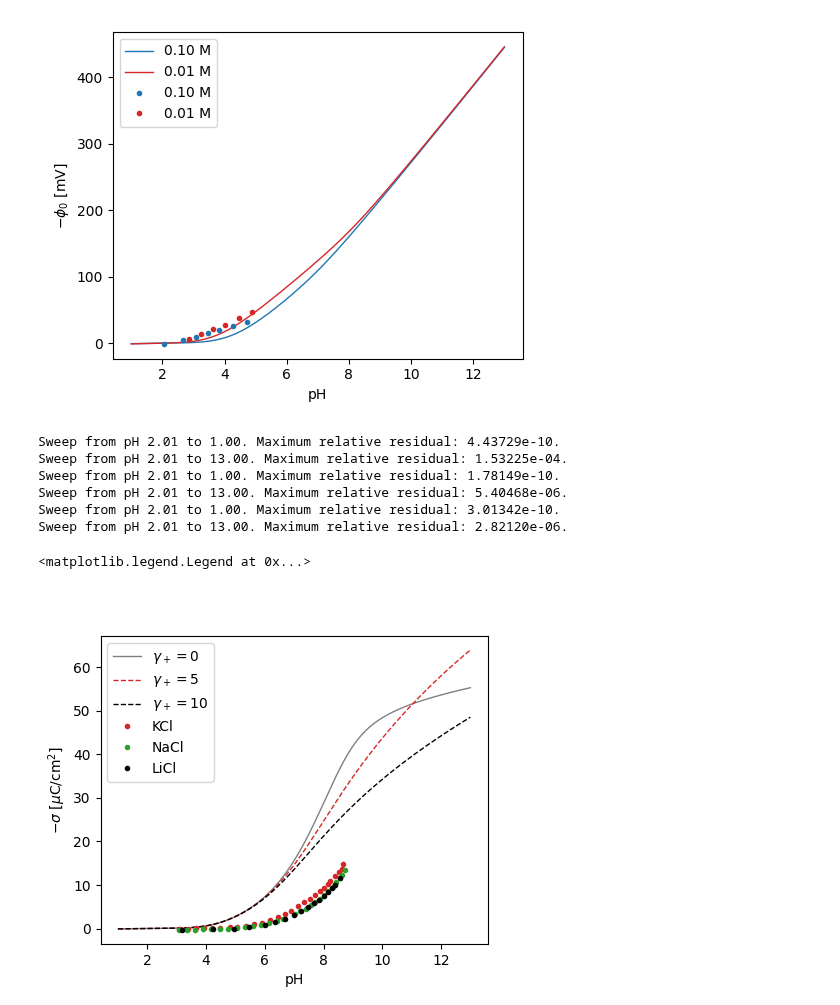
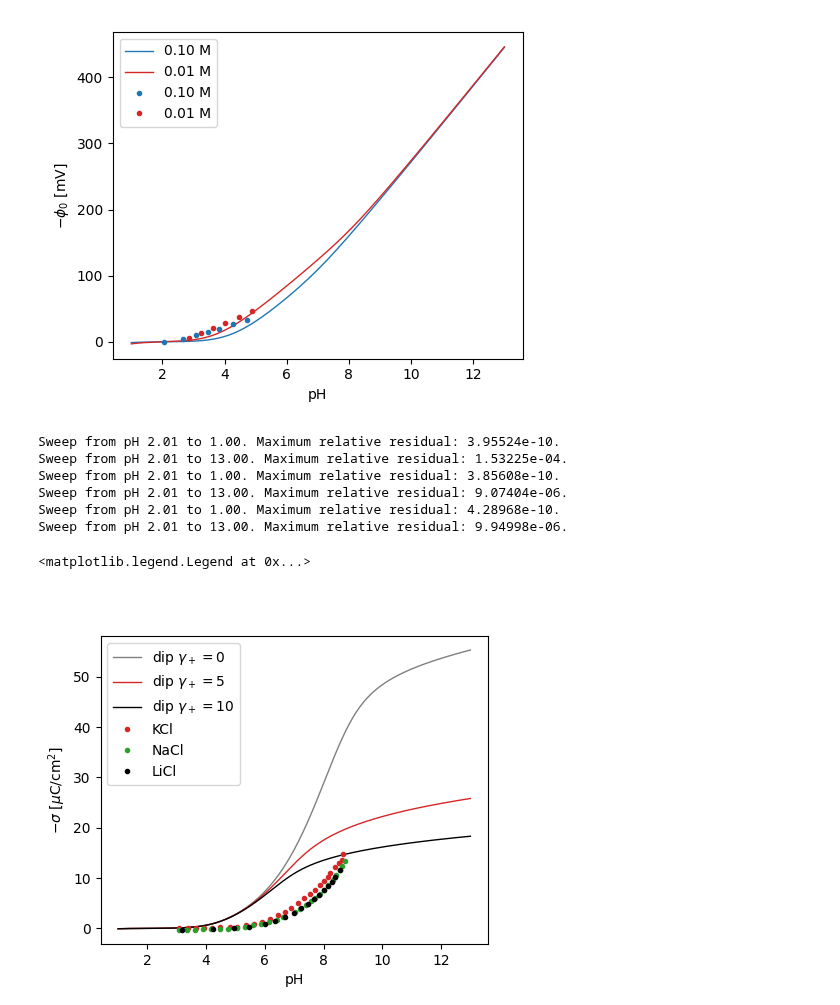
Before and after one commit to lucasdekam/frumkin, a Jupyter notebook: data-insulator.ipynb, the cells around one changed output. Saved outputs shown, nothing was run; the diff lists cells and outputs as text; code cells hidden in the pictures.

```diff
--- a/data-insulator.ipynb
+++ b/data-insulator.ipynb
@@ -124,38 +124,38 @@ plt.tight_layout()
 [figure]
 # %%
 model0 = edl.ProtonLPB(2e-1, 0, 0, 0, 0)
-model1 = edl.ProtonLPB(2e-1, 5, 1, 1, 1, eps_r_opt=78.5)
-model2 = edl.ProtonLPB(2e-1, 10, 1, 1, 1, eps_r_opt=78.5)
-sweep_sol0 = model0.sweep_ins(p_h, tol=1e-2)
-sweep_sol1 = model1.sweep_ins(p_h, tol=1e-2)
-sweep_sol2 = model2.sweep_ins(p_h, tol=1e-2)
+model1 = edl.ProtonLPB(2e-1, 5, 1, 1, 1)
+model2 = edl.ProtonLPB(2e-1, 10, 1, 1, 1)
+sweep_sol0 = model0.ph_sweep(p_h, tol=1e-2)
+sweep_sol1 = model1.ph_sweep(p_h, tol=1e-2)
+sweep_sol2 = model2.ph_sweep(p_h, tol=1e-2)
 # %% [output]
-Sweep from pH 2.01 to 1.00. Maximum relative residual: 4.43729e-10.
+Sweep from pH 2.01 to 1.00. Maximum relative residual: 3.95524e-10.
 Sweep from pH 2.01 to 13.00. Maximum relative residual: 1.53225e-04.
-Sweep from pH 2.01 to 1.00. Maximum relative residual: 1.78149e-10.
-Sweep from pH 2.01 to 13.00. Maximum relative residual: 5.40468e-06.
-Sweep from pH 2.01 to 1.00. Maximum relative residual: 3.01342e-10.
-Sweep from pH 2.01 to 13.00. Maximum relative residual: 2.82120e-06.
+Sweep from pH 2.01 to 1.00. Maximum relative residual: 3.85608e-10.
+Sweep from pH 2.01 to 13.00. Maximum relative residual: 9.07404e-06.
+Sweep from pH 2.01 to 1.00. Maximum relative residual: 4.28968e-10.
+Sweep from pH 2.01 to 13.00. Maximum relative residual: 9.94998e-06.
 # %%
 data1 = pd.read_table('data/dove2005-sigma0/0.20M KCl.csv', delimiter=';', decimal=',', header=None)
 data1b = pd.read_table('data/dove2005-sigma0/0.20M NaCl.csv', delimiter=';', decimal=',', header=None)
 data2 = pd.read_table('data/dove2005-sigma0/0.20M LiCl.csv', delimiter=';', decimal=',', header=None)
 
 fig, ax = plt.subplots(figsize=(5,4))
 
-ax.plot(p_h, -sweep_sol0.charge*1e2, color='gray', label=rf'$\gamma_+=${model0.gammas[2,0]:.0f}', linewidth=1)
-ax.plot(p_h, -sweep_sol1.charge*1e2, '--', color='tab:red', label=rf'$\gamma_+=${model1.gammas[2,0]:.0f}', linewidth=1)
-ax.plot(p_h, -sweep_sol2.charge*1e2, '--', color='black', label=rf'$\gamma_+=${model2.gammas[2,0]:.0f}', linewidth=1)
+ax.plot(p_h, -sweep_sol0.charge*1e2, color='gray', label=rf'dip $\gamma_+=${model0.gammas[2,0]:.0f}', linewidth=1)
+ax.plot(p_h, -sweep_sol1.charge*1e2, color='tab:red', label=rf'dip $\gamma_+=${model1.gammas[2,0]:.0f}', linewidth=1)
+ax.plot(p_h, -sweep_sol2.charge*1e2, color='black', label=rf'dip $\gamma_+=${model2.gammas[2,0]:.0f}', linewidth=1)
 
 ax.plot(data1[1], -data1[0].to_numpy() * 1e2, '.', color='tab:red', label=rf'KCl', linewidth=1)
 ax.plot(data1b[1], -data1b[0].to_numpy() * 1e2, '.', color='tab:green', label=rf'NaCl', linewidth=1)
 ax.plot(data2[1], -data2[0].to_numpy() * 1e2, '.', color='black', label=rf'LiCl', linewidth=1)
 
 ax.set_ylabel(r'$-\sigma$ [$\mu$C/cm$^2$]')
 # ax.set_ylabel(r'$f$')
 ax.set_xlabel('pH')
 
 ax.legend()
 # %% [output]
 <matplotlib.legend.Legend at 0x...>
-[figure, old version]
+[figure, new version]
```
Also changed, not shown: parts of 3 cells of this notebook, 5 other files.
